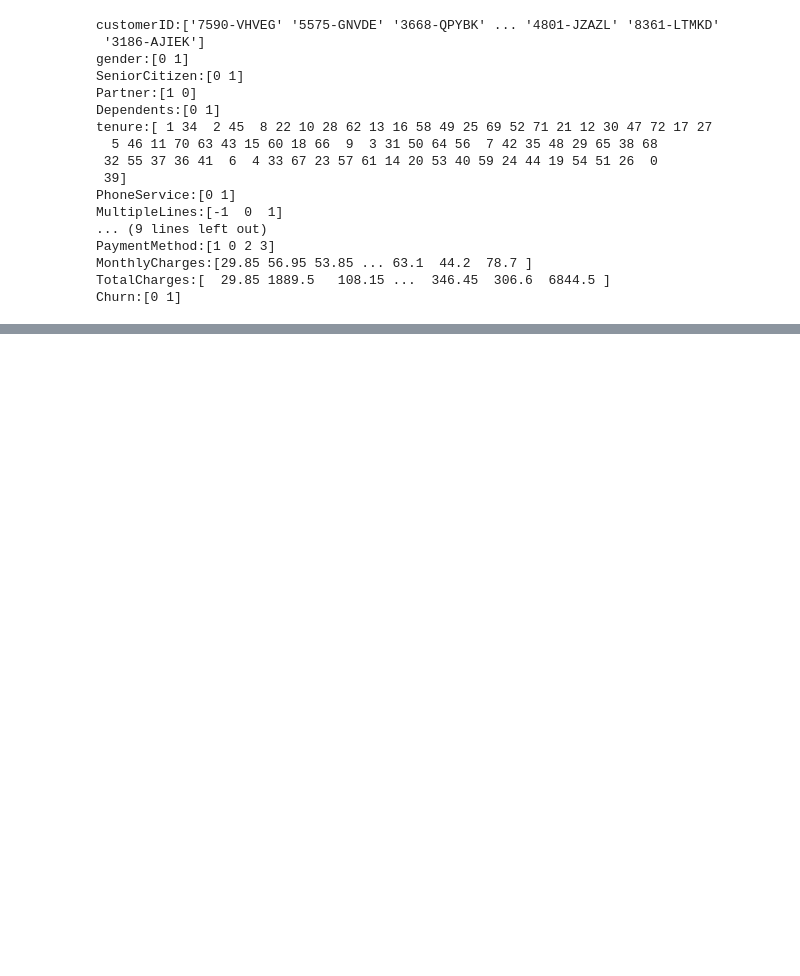
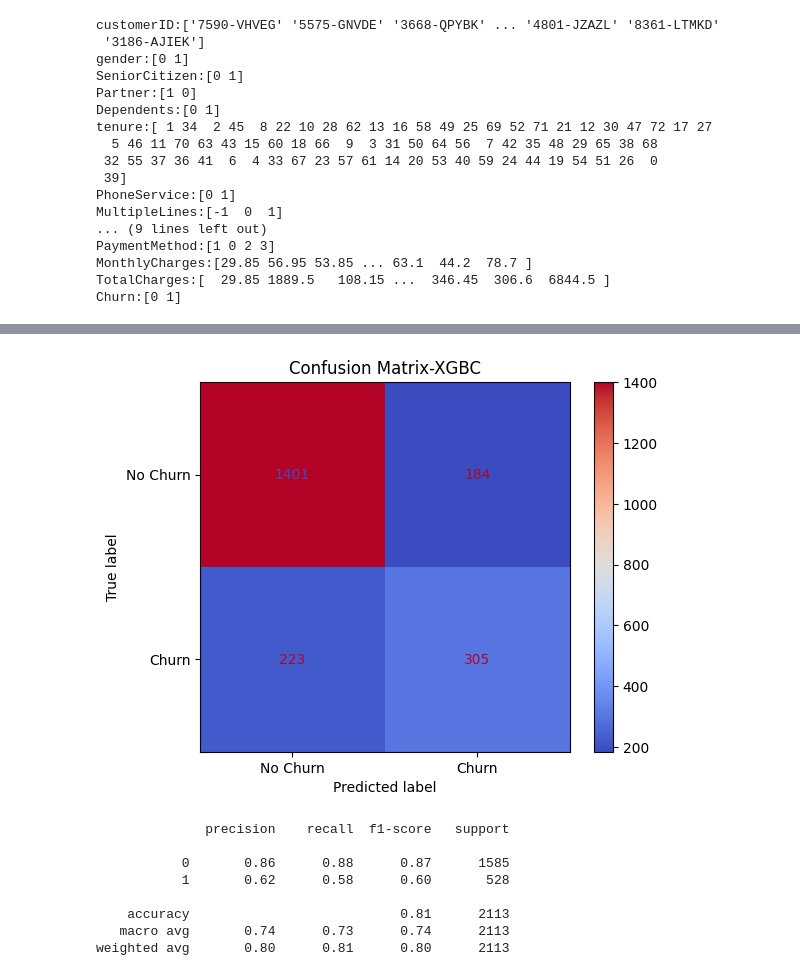
Before and after one commit to VinayakFTW/telco_customer_churn_prediction, a Jupyter notebook: backend/preprocess.ipynb, the cells around one changed output, grey strips where cells are left out. Saved outputs shown, nothing was run; the diff lists cells and outputs as text; code cells hidden in the pictures; blank space fills up the shorter version.

```diff
--- a/backend/preprocess.ipynb
+++ b/backend/preprocess.ipynb
@@ -544,0 +572,20 @@ features_df.to_csv("data\\features.csv",index=False)
+# %%
+model = load_model('xgbc')
+y_pred,scorelr,y_test = predict_model(model)
+
+cm = confusion_matrix(y_test, y_pred)
+disp = ConfusionMatrixDisplay(confusion_matrix=cm, display_labels=["No Churn", "Churn"])
+disp.plot(cmap="coolwarm")
+plt.title('Confusion Matrix-XGBC')
+plt.show()
+print(classification_report(y_test,y_pred))
+# %% [output]
+[figure, added]
+              precision    recall  f1-score   support
+
+           0       0.86      0.88      0.87      1585
+           1       0.62      0.58      0.60       528
+
+    accuracy                           0.81      2113
+   macro avg       0.74      0.73      0.74      2113
+weighted avg       0.80      0.81      0.80      2113
```
Also changed, not shown: parts of 16 cells of this notebook, 4 other files.
